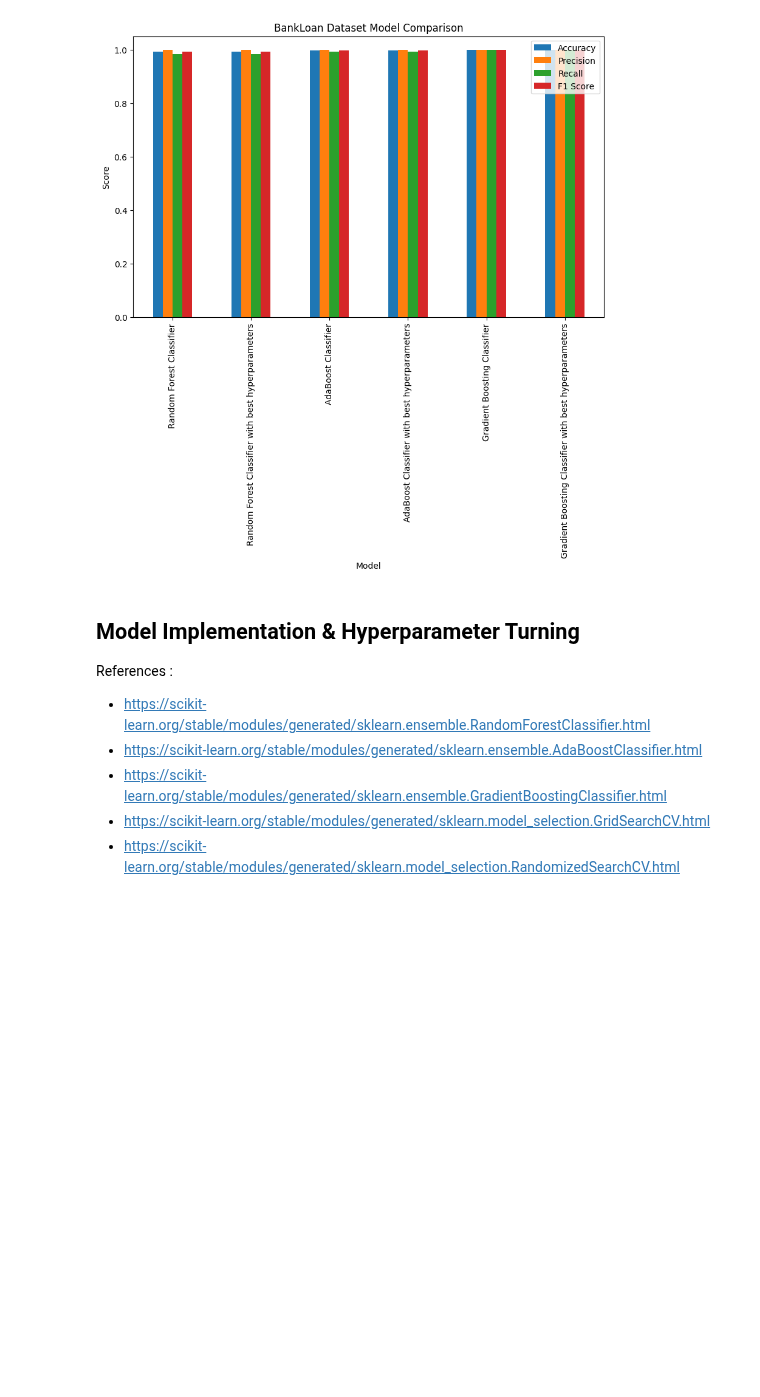
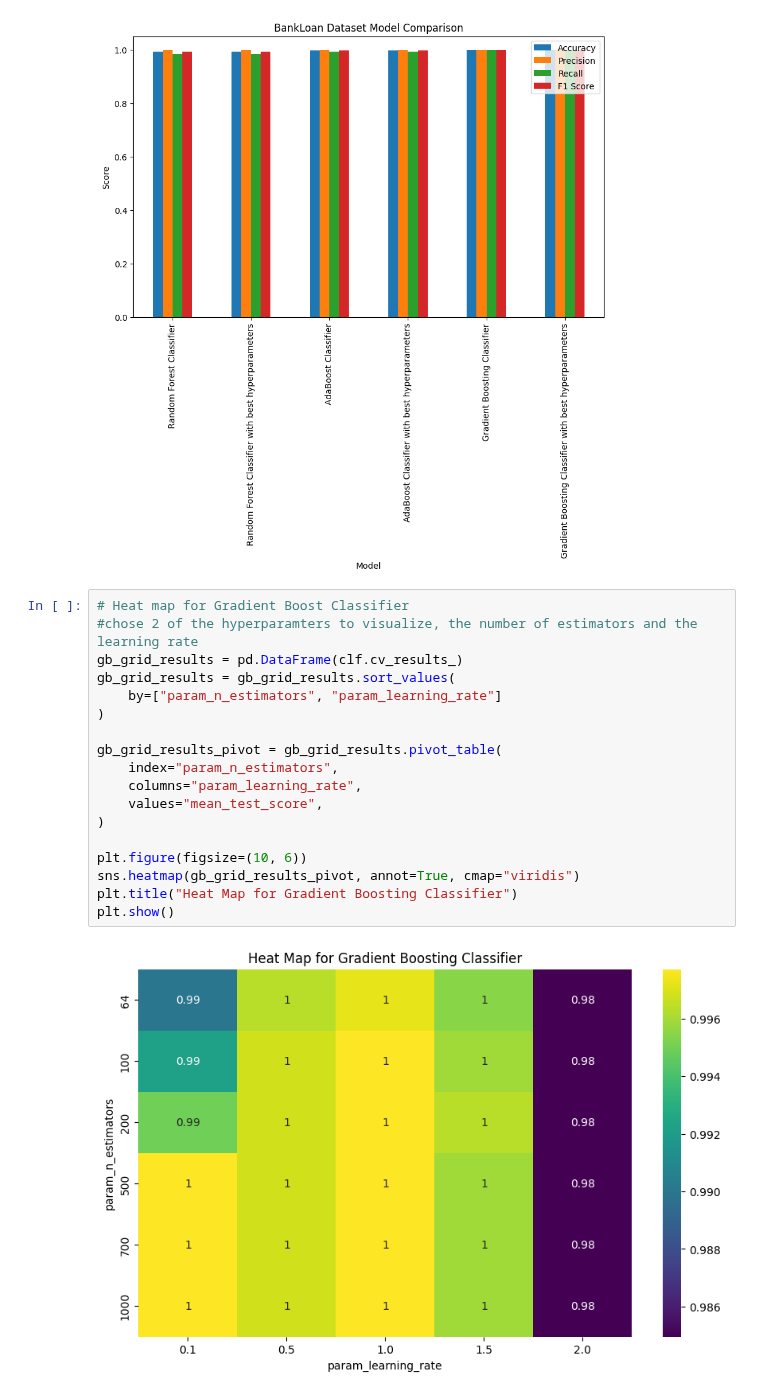
Before and after one commit to yahiaehab10/Ensemble-Models-Comparison, a Jupyter notebook: BanknoteAuthentication.ipynb, the cells around one changed output. Cells and saved outputs as stored; diff of their text form; blank space fills up the shorter version.

```diff
--- a/BanknoteAuthentication.ipynb
+++ b/BanknoteAuthentication.ipynb
@@ -400,12 +405,23 @@ plt.xticks(rotation=90)
 plt.show()
 # %% [output]
 [figure]
-# %% [markdown]
-## Model Implementation & Hyperparameter Turning
-
-References :
-* https://scikit-learn.org/stable/modules/generated/sklearn.ensemble.RandomForestClassifier.html
-* https://scikit-learn.org/stable/modules/generated/sklearn.ensemble.AdaBoostClassifier.html
-* https://scikit-learn.org/stable/modules/generated/sklearn.ensemble.GradientBoostingClassifier.html
-* https://scikit-learn.org/stable/modules/generated/sklearn.model_selection.GridSearchCV.html
-* https://scikit-learn.org/stable/modules/generated/sklearn.model_selection.RandomizedSearchCV.html
+# %%
+# Heat map for Gradient Boost Classifier
+#chose 2 of the hyperparamters to visualize, the number of estimators and the learning rate
+gb_grid_results = pd.DataFrame(clf.cv_results_)
+gb_grid_results = gb_grid_results.sort_values(
+    by=["param_n_estimators", "param_learning_rate"]
+)
+
+gb_grid_results_pivot = gb_grid_results.pivot_table(
+    index="param_n_estimators",
+    columns="param_learning_rate",
+    values="mean_test_score",
+)
+
+plt.figure(figsize=(10, 6))
+sns.heatmap(gb_grid_results_pivot, annot=True, cmap="viridis")
+plt.title("Heat Map for Gradient Boosting Classifier")
+plt.show()
+# %% [output]
+[figure, added]
```
Also changed, not shown: parts of 2 cells of this notebook, 2 other files.
